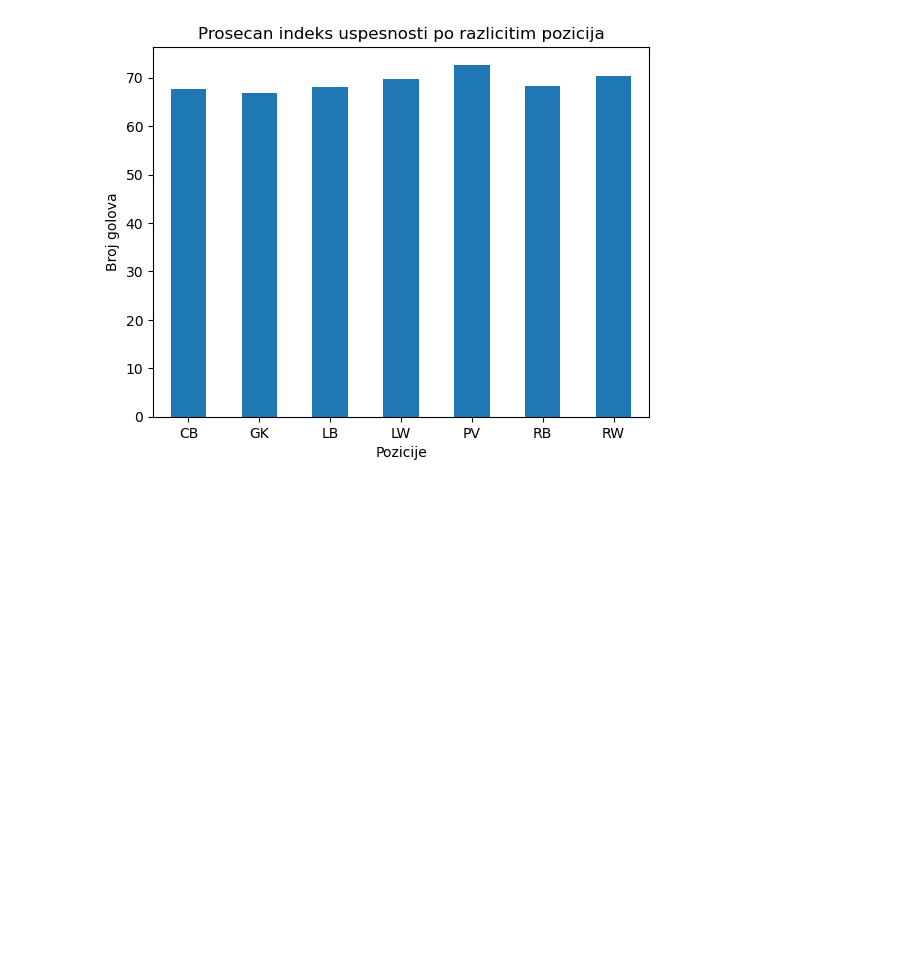
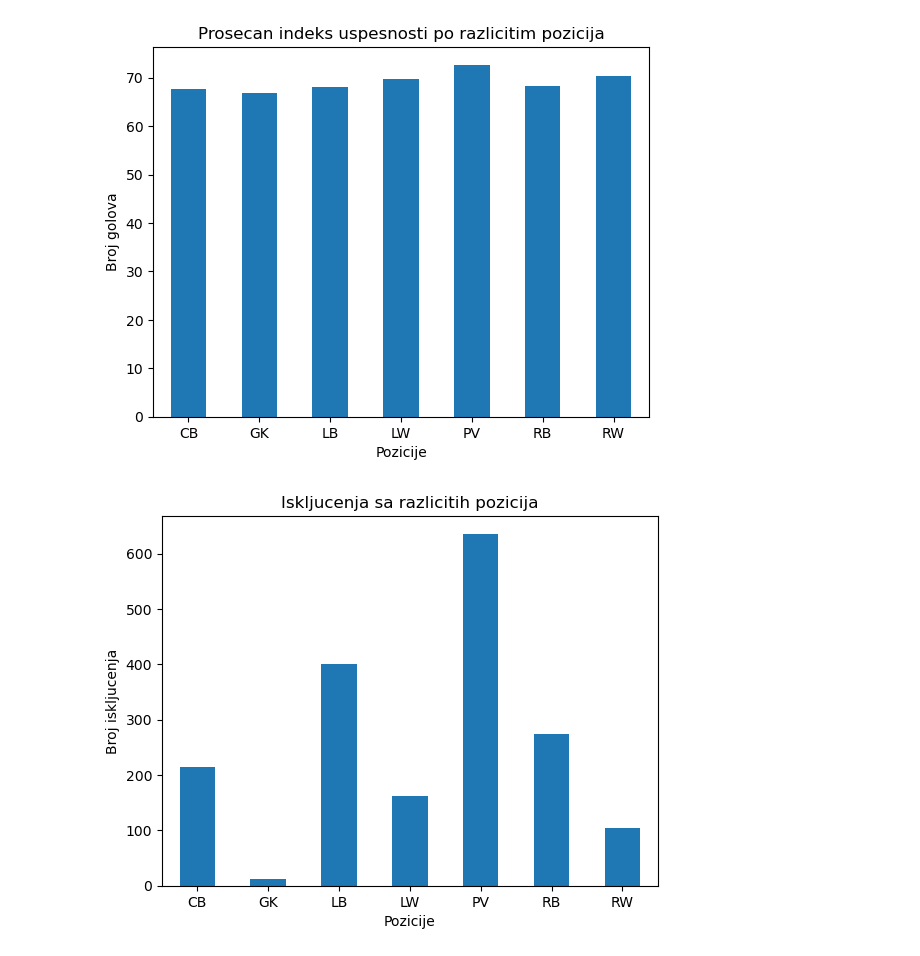
Before and after one commit to NemanjaGojkovic/Primena_naprednih_metoda_klasterovanja_u_rukometnoj_Bundes_ligi, a Jupyter notebook: Analiza podataka.ipynb, the cells around one changed output. Cells and saved outputs as stored; diff of their text form; code cells hidden in the pictures; blank space fills up the shorter version.

```diff
--- a/Analiza podataka.ipynb
+++ b/Analiza podataka.ipynb
@@ -98,3 +107,12 @@ plt.xticks(rotation=0)
 plt.show()
 # %% [output]
 [figure]
+# %%
+df.groupby('POSITION').sum()['2MIN'].plot(kind='bar')
+plt.title('Iskljucenja sa razlicitih pozicija')
+plt.xlabel('Pozicije')
+plt.ylabel('Broj iskljucenja')
+plt.xticks(rotation=0)
+plt.show()
+# %% [output]
+[figure, added]
```
Also changed, not shown: parts of 17 cells of this notebook.
